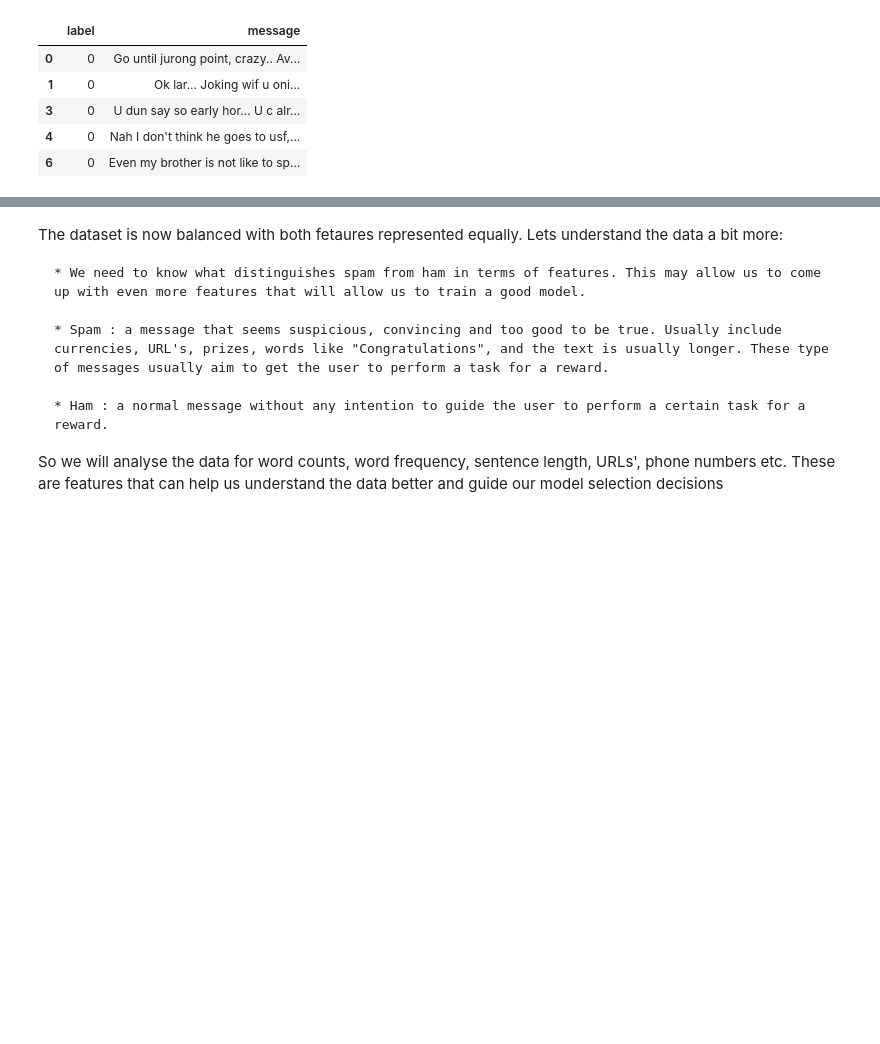
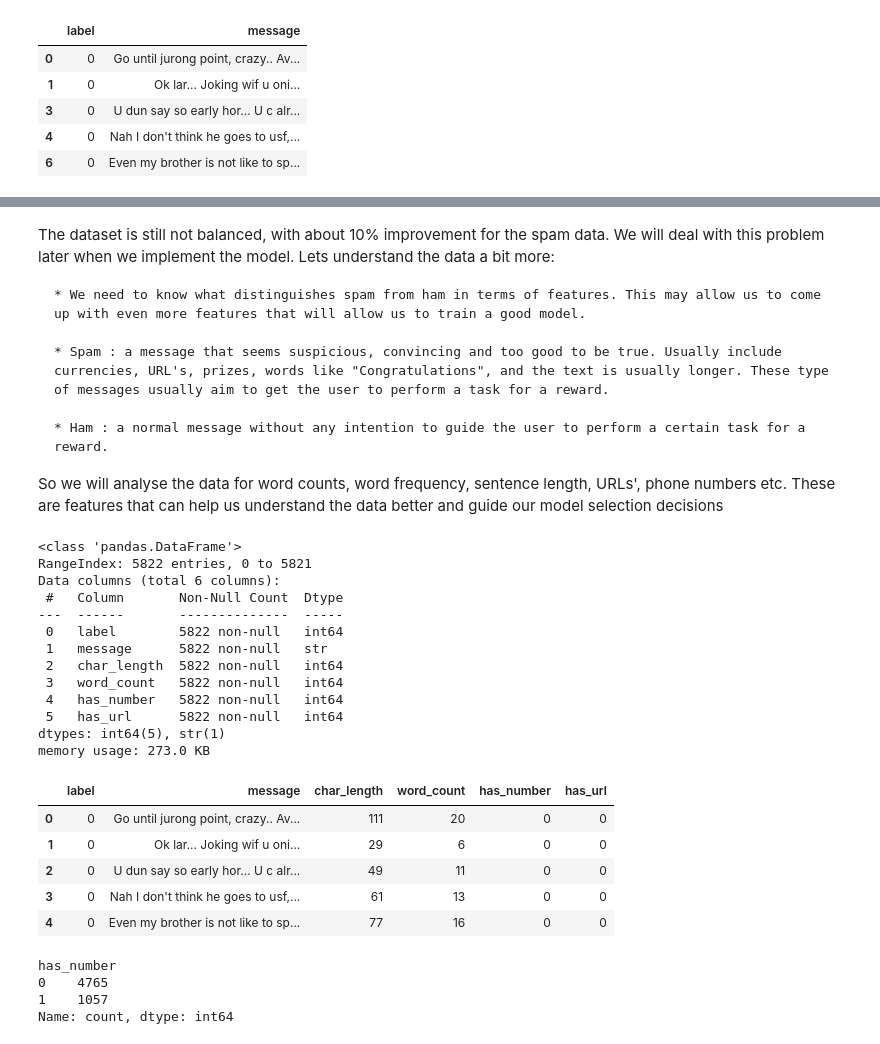
Before and after one commit to Isaacdvs2/Data-Science-AI-ML-, a Jupyter notebook: NLP/NLTK.ipynb, the cells around one changed output, grey strips where cells are left out. Drawn from its saved outputs; the diff is of its cells as text; code cells hidden in the pictures; blank space fills up the shorter version.

```diff
--- a/NLP/NLTK.ipynb
+++ b/NLP/NLTK.ipynb
@@ -321,5 +341,5 @@ memory usage: 136.5+ KB
 # %% [markdown]
-The dataset is now balanced with both fetaures represented equally.
+The dataset is still not balanced, with about 10% improvement for the spam data. We will deal with this problem later when we implement the model.
 Lets understand the data a bit more:
 
     * We need to know what distinguishes spam from ham in terms of features. This may allow us to come up with even more features that will allow us to train a good model.
@@ -329,3 +349,63 @@ Lets understand the data a bit more:
     * Ham : a normal message without any intention to guide the user to perform a certain task for a reward.
 
 So we will analyse the data for word counts, word frequency, sentence length, URLs', phone numbers etc. These are features that can help us understand the data better and guide our model selection decisions
+# %%
+# Add features: character length, word count, whether or not the message has
+# numbers(currency), wheteher or not a URL is present
+
+sms_aug['char_length'] = sms_aug['message'].apply(len)
+sms_aug['word_count'] = sms_aug['message'].apply(lambda x: len(x.split()))
+
+#check if a message has a url and numbers (currency, phone numbers) using regex
+import re
+
+def remove_urls(text):
+    return re.sub(r'http\S+|www\S+', '', text)
+
+def has_meaningful_numbers(text):
+    text = remove_urls(text)
+    return bool(re.search(r'\d{3,}(\.\d+)?', text))
+# apply to the augmented data
+sms_aug['has_number'] = sms_aug['message'].apply(has_meaningful_numbers)
+sms_aug['has_number'] = sms_aug['message'].apply(has_meaningful_numbers).astype(int)
+
+
+
+# create the has_url column
+def has_url(text):
+    pattern = r'http[s]?://|www\.'
+    return 1 if re.search(pattern, text) else 0
+
+sms_aug['has_url'] = sms_aug['message'].apply(has_url)
+
+
+# verify
+sms_aug.info()
+sms_aug.head()
+# %% [output]
+<class 'pandas.DataFrame'>
+RangeIndex: 5822 entries, 0 to 5821
+Data columns (total 6 columns):
+ #   Column       Non-Null Count  Dtype
+---  ------       --------------  -----
+ 0   label        5822 non-null   int64
+ 1   message      5822 non-null   str
+ 2   char_length  5822 non-null   int64
+ 3   word_count   5822 non-null   int64
+ 4   has_number   5822 non-null   int64
+ 5   has_url      5822 non-null   int64
+dtypes: int64(5), str(1)
+memory usage: 273.0 KB
+|  | label | message | char_length | word_count | has_number | has_url |
+| 0 | 0 | Go until jurong point, crazy.. Av... | 111 | 20 | 0 | 0 |
+| 1 | 0 | Ok lar... Joking wif u oni... | 29 | 6 | 0 | 0 |
+| 2 | 0 | U dun say so early hor... U c alr... | 49 | 11 | 0 | 0 |
+| 3 | 0 | Nah I don't think he goes to usf,... | 61 | 13 | 0 | 0 |
+| 4 | 0 | Even my brother is not like to sp... | 77 | 16 | 0 | 0 |
+# %%
+sms_aug['has_number'].value_counts()
+# %% [output]
+has_number
+0    4765
+1    1057
+Name: count, dtype: int64
```
Also changed, not shown: parts of 14 cells of this notebook.
